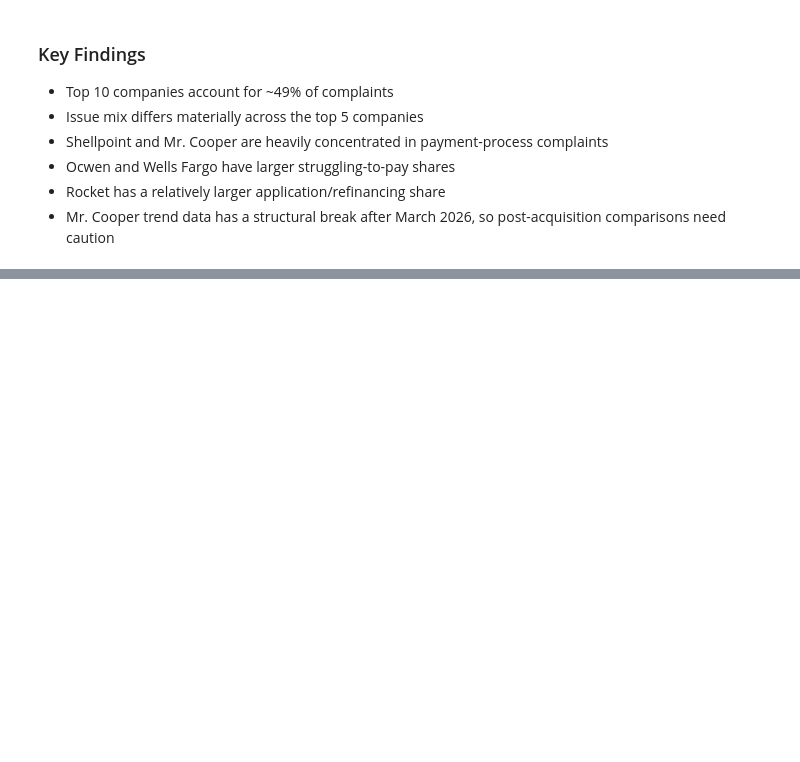
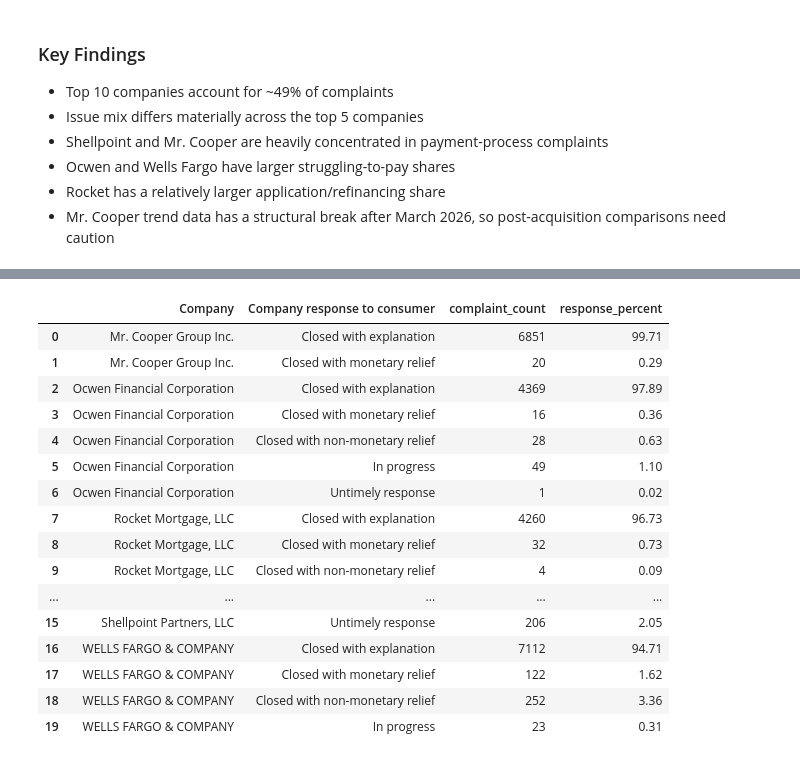
Before and after one commit to alanarroyo98/financial-services-complaints-analytics, a Jupyter notebook: notebooks/01_cfpb_eda.ipynb, the cells around one changed output, grey strips where cells are left out. Cells and saved outputs as stored; diff of their text form; code cells hidden in the pictures; blank space fills up the shorter version.

```diff
--- a/notebooks/01_cfpb_eda.ipynb
+++ b/notebooks/01_cfpb_eda.ipynb
@@ -744,0 +911,25 @@ Mr. Cooper complaint observations end in March 2026. This coincides with its acq
+# %%
+response_to_consumer["response_percent"] = (
+    round(response_to_consumer["complaint_count"]
+    / response_to_consumer.groupby("Company")["complaint_count"].transform("sum")
+    * 100,2)
+)
+response_to_consumer
+# %% [output]
+|  | Company | Company response to consumer | complaint_count | response_percent |
+| 0 | Mr. Cooper Group Inc. | Closed with explanation | 6851 | 99.71 |
+| 1 | Mr. Cooper Group Inc. | Closed with monetary relief | 20 | 0.29 |
+| 2 | Ocwen Financial Corporation | Closed with explanation | 4369 | 97.89 |
+| 3 | Ocwen Financial Corporation | Closed with monetary relief | 16 | 0.36 |
+| 4 | Ocwen Financial Corporation | Closed with non-monetary relief | 28 | 0.63 |
+| 5 | Ocwen Financial Corporation | In progress | 49 | 1.10 |
+| 6 | Ocwen Financial Corporation | Untimely response | 1 | 0.02 |
+| 7 | Rocket Mortgage, LLC | Closed with explanation | 4260 | 96.73 |
+| 8 | Rocket Mortgage, LLC | Closed with monetary relief | 32 | 0.73 |
+| 9 | Rocket Mortgage, LLC | Closed with non-monetary relief | 4 | 0.09 |
+| ... | ... | ... | ... | ... |
+| 15 | Shellpoint Partners, LLC | Untimely response | 206 | 2.05 |
+| 16 | WELLS FARGO & COMPANY | Closed with explanation | 7112 | 94.71 |
+| 17 | WELLS FARGO & COMPANY | Closed with monetary relief | 122 | 1.62 |
+| 18 | WELLS FARGO & COMPANY | Closed with non-monetary relief | 252 | 3.36 |
+| 19 | WELLS FARGO & COMPANY | In progress | 23 | 0.31 |
```
Also changed, not shown: parts of 23 cells of this notebook.
